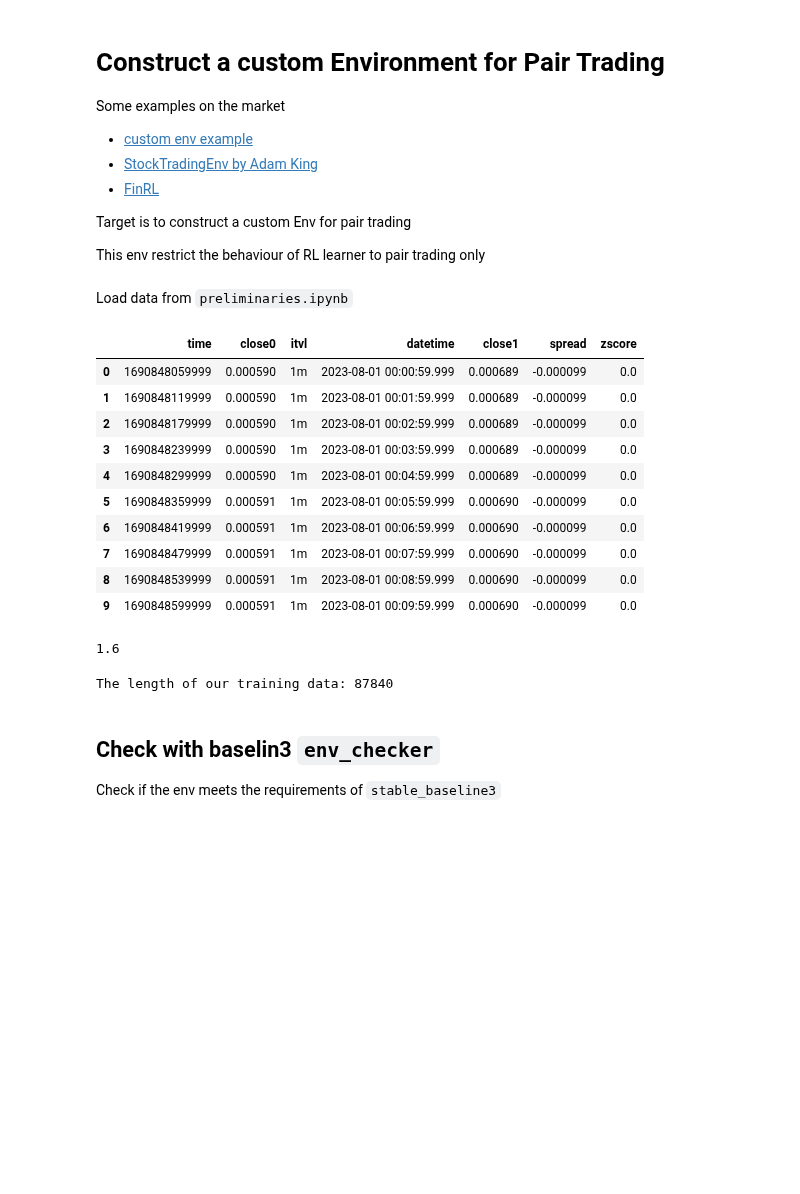
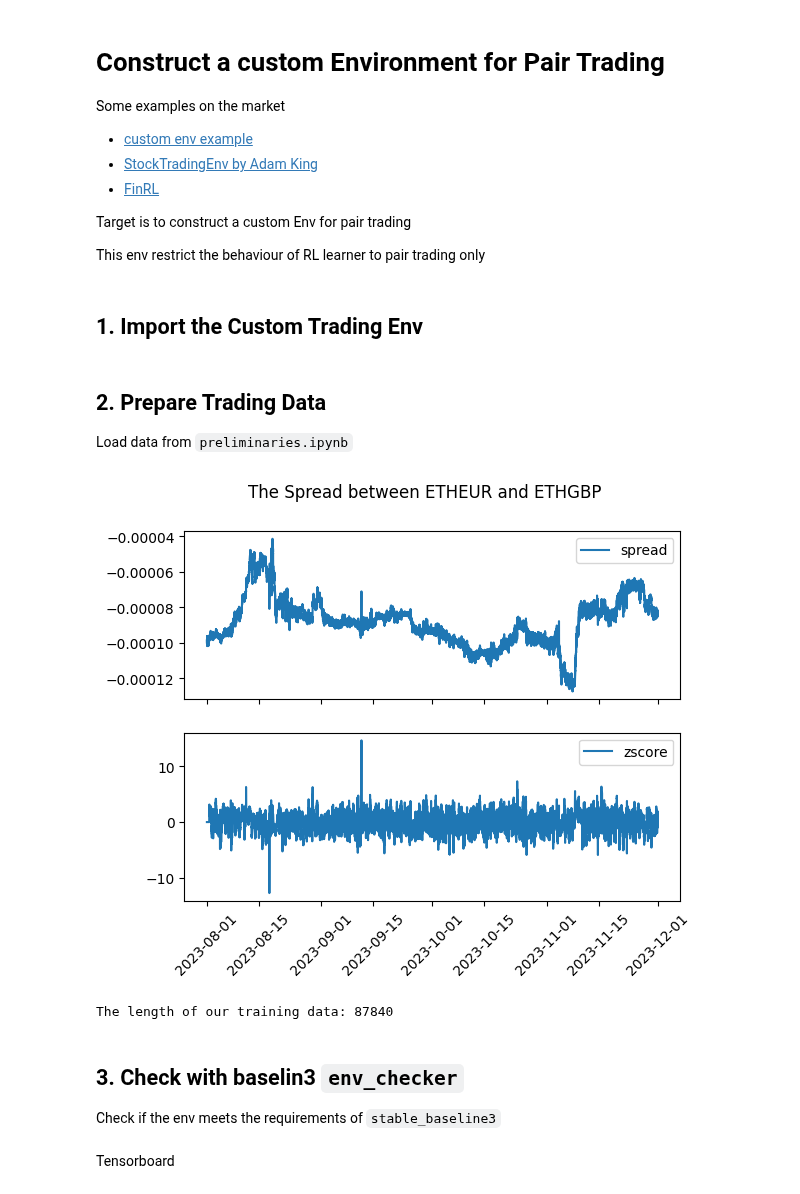
Before and after one commit to Hongshen-Yang/pair-trading-envs, a Jupyter notebook: trade_RL_restrict_thres2.ipynb, the cells around one changed output. Cells and saved outputs as stored; diff of their text form; code cells hidden in the pictures; blank space fills up the shorter version.

Commit message:
somewhat a successful trading model

```diff
--- a/trade_RL_restrict_thres2.ipynb
+++ b/trade_RL_restrict_thres2.ipynb
@@ -9,6 +9,8 @@ Some examples on the market
 Target is to construct a custom Env for pair trading
 
 This env restrict the behaviour of RL learner to pair trading only
+# %% [markdown]
+## 1. Import the Custom Trading Env
 # %%
 import os
 import pickle
@@ -23,35 +26,31 @@ from envs.env_rl_restrict_thres2 import RL_Restrict_TradeEnv
 folder_path = f"result/rl-restrict-thres"
 os.makedirs(folder_path, exist_ok=True)
 # %% [markdown]
+## 2. Prepare Trading Data
 Load data from `preliminaries.ipynb`
 # %%
 with open('result/cointncorr.pickle', 'rb') as pk:
-    data = pickle.load(pk)
+    cointncorr = pickle.load(pk)
 
 with open('result/gridsearch/best_res.pickle', 'rb') as pk:
     best_profit, best_params = pickle.load(pk)
 
-dfs = read2df(symbols=data[0], freqs={data[1]: freqs[data[1]]})
-
-tics, df = unify_dfs(dfs, symbols=data[0], period=best_params['period'])
-
-df.head(10)
+dfs = read2df(symbols=cointncorr[0], freqs={cointncorr[1]: freqs[cointncorr[1]]})
+tics, df = unify_dfs(dfs, symbols=cointncorr[0], period=best_params['period'])
-# %% [output]
-|  | time | close0 | itvl | datetime | close1 | spread | zscore |
-| 0 | 1690848059999 | 0.000590 | 1m | 2023-08-01 00:00:59.999 | 0.000689 | -0.000099 | 0.0 |
-| 1 | 1690848119999 | 0.000590 | 1m | 2023-08-01 00:01:59.999 | 0.000689 | -0.000099 | 0.0 |
-| 2 | 1690848179999 | 0.000590 | 1m | 2023-08-01 00:02:59.999 | 0.000689 | -0.000099 | 0.0 |
-| 3 | 1690848239999 | 0.000590 | 1m | 2023-08-01 00:03:59.999 | 0.000689 | -0.000099 | 0.0 |
-| 4 | 1690848299999 | 0.000590 | 1m | 2023-08-01 00:04:59.999 | 0.000689 | -0.000099 | 0.0 |
-| 5 | 1690848359999 | 0.000591 | 1m | 2023-08-01 00:05:59.999 | 0.000690 | -0.000099 | 0.0 |
-| 6 | 1690848419999 | 0.000591 | 1m | 2023-08-01 00:06:59.999 | 0.000690 | -0.000099 | 0.0 |
-| 7 | 1690848479999 | 0.000591 | 1m | 2023-08-01 00:07:59.999 | 0.000690 | -0.000099 | 0.0 |
-| 8 | 1690848539999 | 0.000591 | 1m | 2023-08-01 00:08:59.999 | 0.000690 | -0.000099 | 0.0 |
-| 9 | 1690848599999 | 0.000591 | 1m | 2023-08-01 00:09:59.999 | 0.000690 | -0.000099 | 0.0 |
-# %%
-best_params['OPEN_THRE']
-# %% [output]
-1.6
+# %%
+fig, (ax1, ax2) = plt.subplots(2, 1, sharex=True)
+
+ax1.plot(df['datetime'], df['spread'], label='spread')
+ax2.plot(df['datetime'], df['zscore'], label='zscore')
+
+ax1.legend()
+ax2.legend()
+plt.suptitle(f'The Spread between {cointncorr[0][0]} and {cointncorr[0][1]}')
+
+plt.xticks(rotation=45)
+plt.show()
+# %% [output]
+[figure, added]
 # %%
 train = df[(df['datetime'] >= datetime.strptime(start_date, date_format)) & (df['datetime'] < datetime.strptime(trade_date, date_format))]
 test = df[(df['datetime'] >= datetime.strptime(trade_date, date_format)) & (df['datetime'] < datetime.strptime(end_date, date_format))]
@@ -61,6 +60,6 @@ print(f"The length of our training data: {len(train)}")
 # %% [output]
 The length of our training data: 87840
 # %% [markdown]
-## Check with baselin3 `env_checker`
+## 3. Check with baselin3 `env_checker`
 
 Check if the env meets the requirements of `stable_baseline3`
@@ -75,0 +72,2 @@ check_env(env)
+# %% [markdown]
+Tensorboard
```
Also changed, not shown: parts of 11 cells of this notebook, 5 other files.
